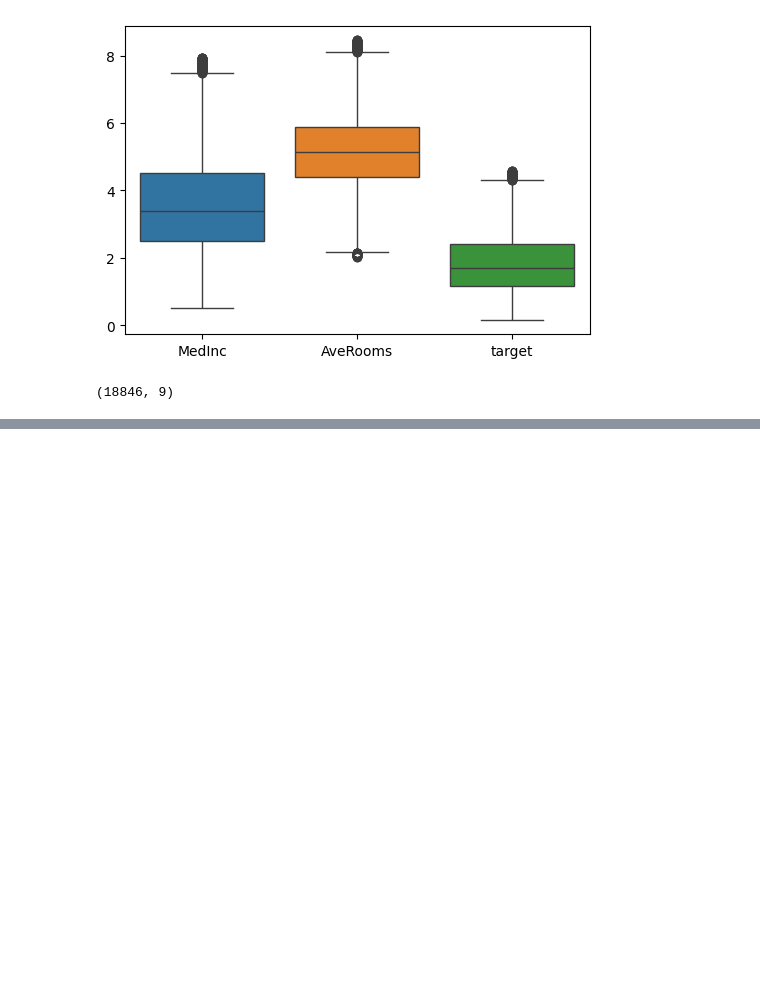
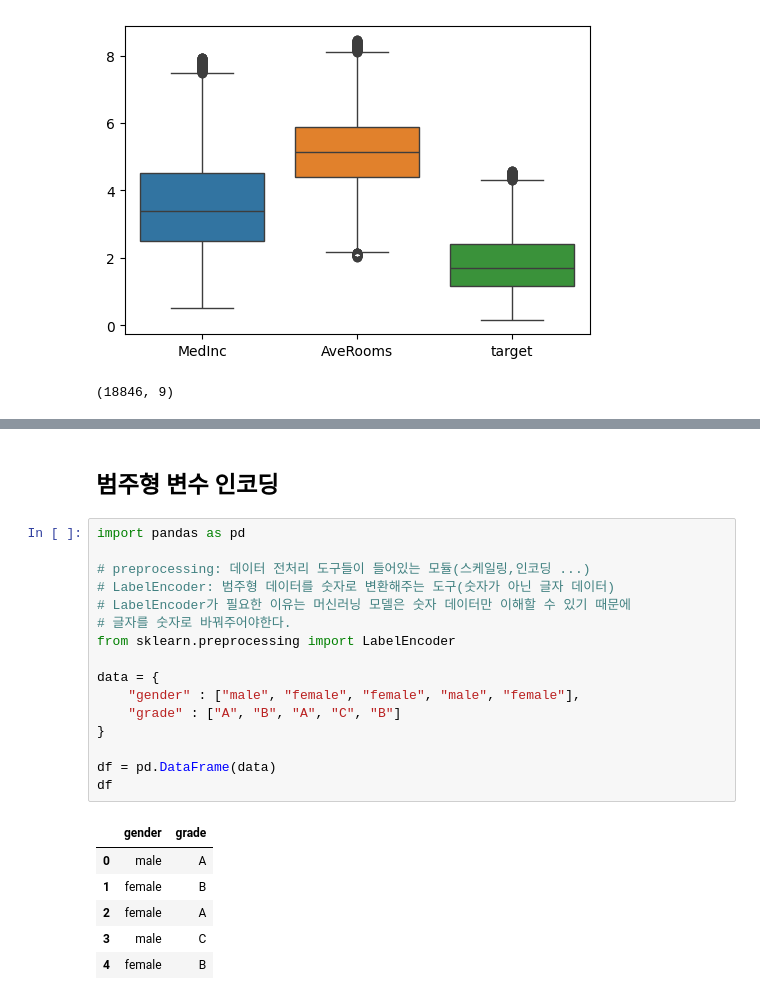
Before and after one commit to chayojun/TIL, a Jupyter notebook: src/2025_08_19_DataPreprocessing.ipynb, the cells around one changed output, grey strips where cells are left out. Cells and saved outputs as stored; diff of their text form; blank space fills up the shorter version.

```diff
--- a/src/2025_08_19_DataPreprocessing.ipynb
+++ b/src/2025_08_19_DataPreprocessing.ipynb
@@ -229,0 +257,25 @@ SyntaxError: expected '(' (1544846197.py, line 1)
+# %% [markdown]
+## 범주형 변수 인코딩
+# %%
+import pandas as pd
+
+# preprocessing: 데이터 전처리 도구들이 들어있는 모듈(스케일링,인코딩 ...)
+# LabelEncoder: 범주형 데이터를 숫자로 변환해주는 도구(숫자가 아닌 글자 데이터)
+# LabelEncoder가 필요한 이유는 머신러닝 모델은 숫자 데이터만 이해할 수 있기 때문에
+# 글자를 숫자로 바꿔주어야한다.
+from sklearn.preprocessing import LabelEncoder
+
+data = {
+    "gender" : ["male", "female", "female", "male", "female"],
+    "grade" : ["A", "B", "A", "C", "B"]
+}
+
+df = pd.DataFrame(data)
+df
+# %% [output]
+|  | gender | grade |
+| 0 | male | A |
+| 1 | female | B |
+| 2 | female | A |
+| 3 | male | C |
+| 4 | female | B |
```
Also changed, not shown: parts of 7 cells of this notebook.
